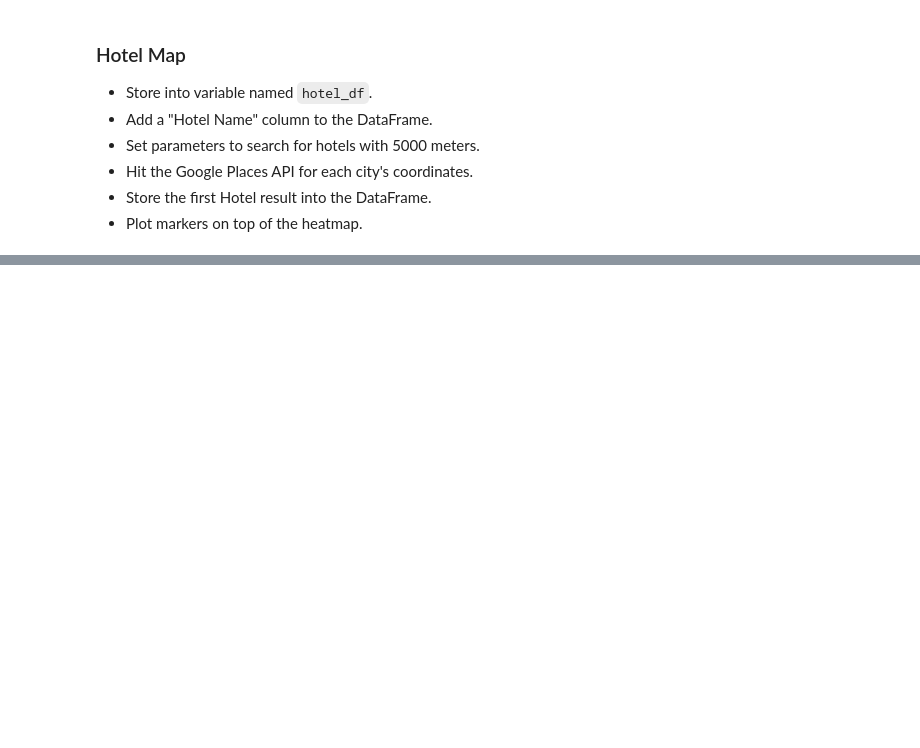
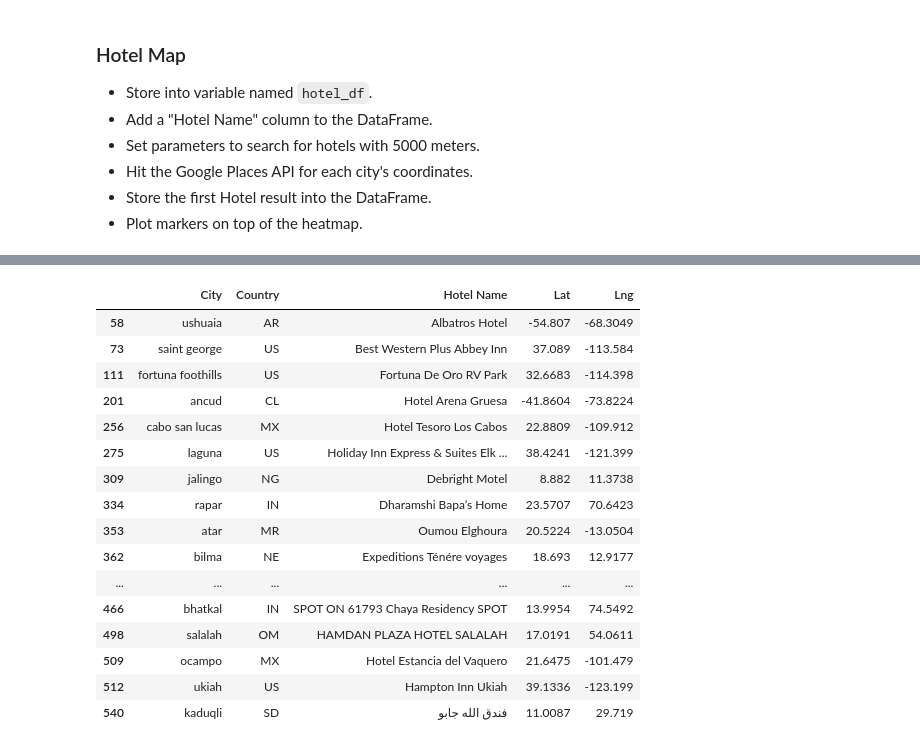
Before and after one commit to emedina2/python-api-challenge, a Jupyter notebook: starter_code/VacationPy.ipynb, the cells around one changed output, grey strips where cells are left out. Drawn from its saved outputs; the diff is of its cells as text; code cells hidden in the pictures; blank space fills up the shorter version.

```diff
--- a/starter_code/VacationPy.ipynb
+++ b/starter_code/VacationPy.ipynb
@@ -142,3 +146,25 @@ hotel_df
+# %%
+#Remove cities with no nearby hotels
+hotel_df = hotel_df.loc[hotel_df['Hotel Name']!= ""]
+hotel_df
+# %% [output]
+|  | City | Country | Hotel Name | Lat | Lng |
+| 58 | ushuaia | AR | Albatros Hotel | -54.807 | -68.3049 |
+| 73 | saint george | US | Best Western Plus Abbey Inn | 37.089 | -113.584 |
+| 111 | fortuna foothills | US | Fortuna De Oro RV Park | 32.6683 | -114.398 |
+| 201 | ancud | CL | Hotel Arena Gruesa | -41.8604 | -73.8224 |
+| 256 | cabo san lucas | MX | Hotel Tesoro Los Cabos | 22.8809 | -109.912 |
+| 275 | laguna | US | Holiday Inn Express & Suites Elk ... | 38.4241 | -121.399 |
+| 309 | jalingo | NG | Debright Motel | 8.882 | 11.3738 |
+| 334 | rapar | IN | Dharamshi Bapa’s Home | 23.5707 | 70.6423 |
+| 353 | atar | MR | Oumou Elghoura | 20.5224 | -13.0504 |
+| 362 | bilma | NE | Expeditions Ténére voyages | 18.693 | 12.9177 |
+| ... | ... | ... | ... | ... | ... |
+| 466 | bhatkal | IN | SPOT ON 61793 Chaya Residency SPOT | 13.9954 | 74.5492 |
+| 498 | salalah | OM | HAMDAN PLAZA HOTEL SALALAH | 17.0191 | 54.0611 |
+| 509 | ocampo | MX | Hotel Estancia del Vaquero | 21.6475 | -101.479 |
+| 512 | ukiah | US | Hampton Inn Ukiah | 39.1336 | -123.199 |
+| 540 | kaduqli | SD | فندق الله جابو | 11.0087 | 29.719 |
 # %%
 # NOTE: Do not change any of the code in this cell
 
```
Also changed, not shown: parts of 8 cells of this notebook, 3 other files.
